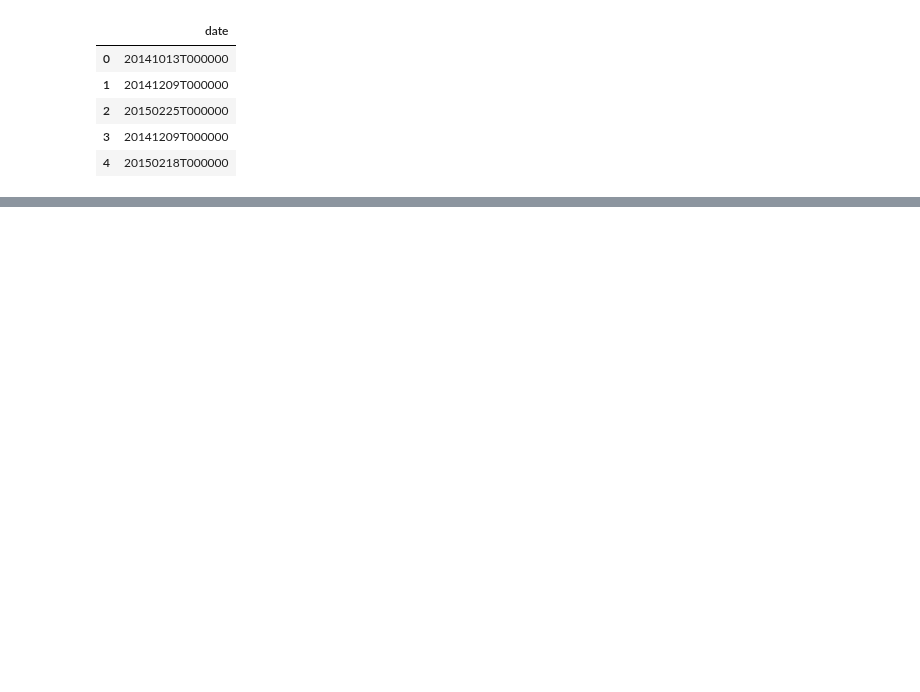
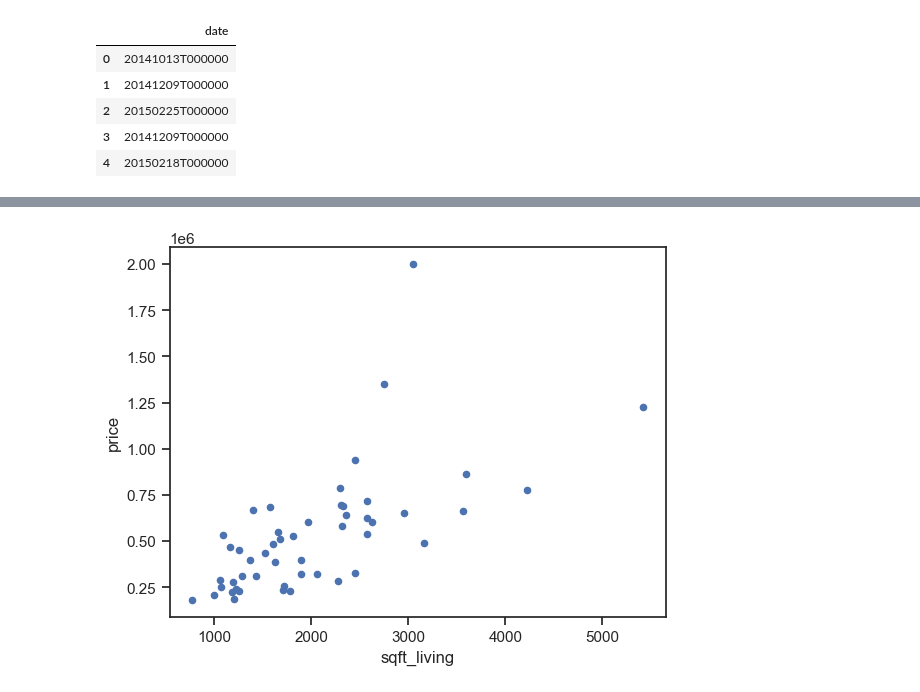
Before and after one commit to MrsMystique/python-repo, a Jupyter notebook: plotting/plotting.ipynb, the cells around one changed output, grey strips where cells are left out. Drawn from its saved outputs; the diff is of its cells as text; code cells hidden in the pictures; blank space fills up the shorter version.

```diff
--- a/plotting/plotting.ipynb
+++ b/plotting/plotting.ipynb
@@ -168,0 +198,6 @@ KeyError: "None of [Index(['P25th', 'Median', 'P75th'], dtype='object')] are in
+# %%
+df = df.head(1000)
+df.plot.scatter(x ='sqft_living', y ='price')
+plt.show()
+# %% [output]
+[figure, added]
```
Also changed, not shown: parts of 8 cells of this notebook, 2 other files.
